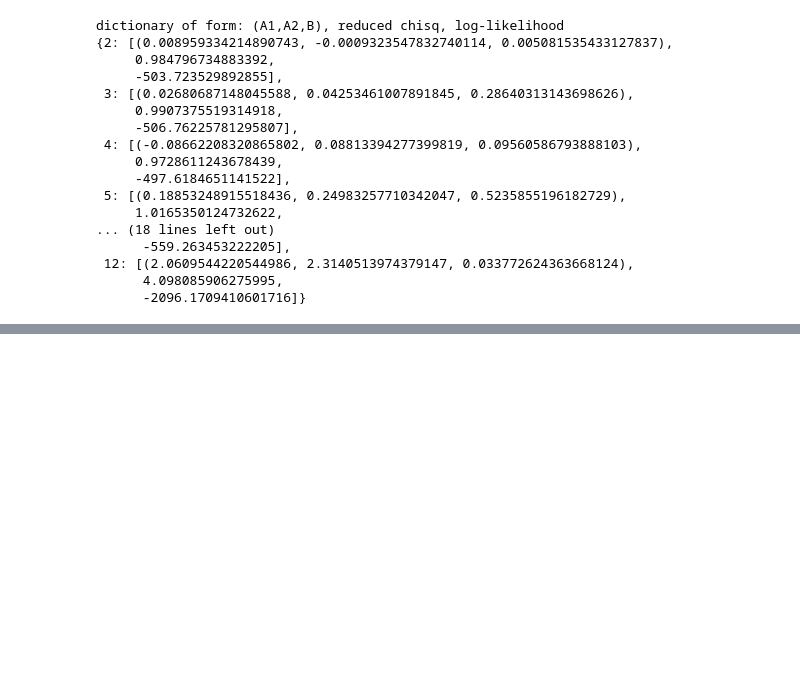
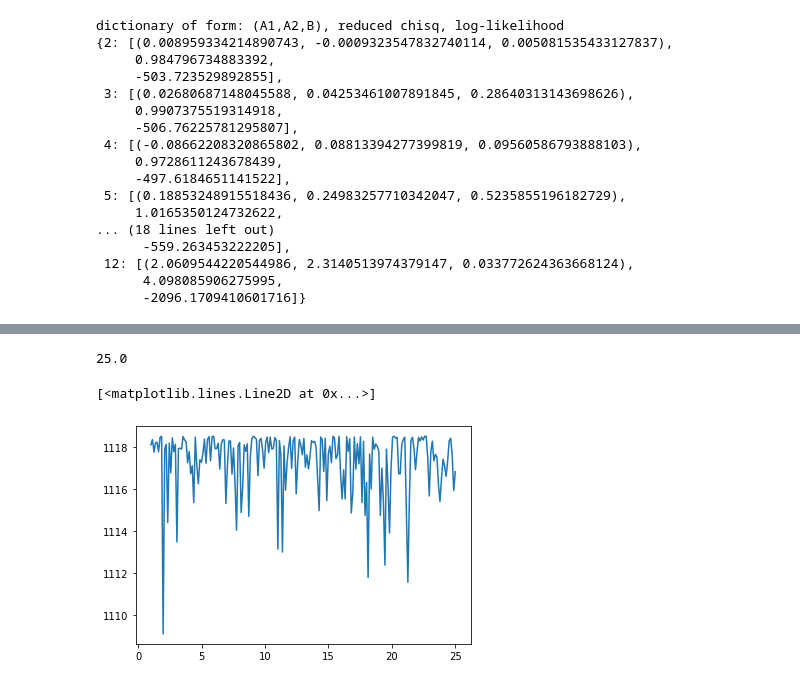
Before and after one commit to jabacousnac/Data-Science-for-Physics-Homework, a Jupyter notebook: pset02_Log_Likelihood_and_Nuisance.ipynb, the cells around one changed output, grey strips where cells are left out. Drawn from its saved outputs; the diff is of its cells as text; code cells hidden in the pictures; blank space fills up the shorter version.

```diff
--- a/pset02_Log_Likelihood_and_Nuisance.ipynb
+++ b/pset02_Log_Likelihood_and_Nuisance.ipynb
@@ -28,6 +28,10 @@ for i in range(2,13):
     ax.set_title('dataset #{}'.format(i))
 
     #minimize chi_sq. Remember chi_sq is -2*LL
+    #I know there are more efficient ways to do rather than having the function in the for loop, but I did that
+        #because minimize function takes in the model, and parameters as next argument. Not sure how to re-write
+        #with info and data.
+    T0 = 100
     def chi_sq(params):
         A1, A2, B = params[0], params[1], params[2]
         y_fit = [A1*np.cos(2*np.pi*X_data[i]/T0) + A2*np.sin(2*np.pi*X_data[i]/T0) + B\
@@ -87,3 +91,36 @@ dictionary of form: (A1,A2,B), reduced chisq, log-likelihood
       -2096.1709410601716]}
 # %% [markdown]
 ## Q2. Fit to sinusoidal function of type <font color='blue'>$ A_1 cos(2\pi t/T_0) + A_2 sin(2\pi t/T_0) + A_3 cos(2\pi t/T_1) + A_4 sin(2\pi t/T_1) + B$ </font>
+# %%
+#Fitting in this manner would not work well. So let's do brute force.
+#we profile out the nuisance by calculating likelihood at different values of T_1, where T_1 in [0,200]
+T_list = np.linspace(1,25,200)
+#try it on first dataset.
+X_data = df[:,0]
+Y_data_err = df[:,1]
+Y_data = df[:,11]
+
+c = []
+for T1 in T_list:
+    if T1%5 == 0:
+        print(T1)
+    #calc. chi_sq
+    def chi_sq(params):
+        A1, A2, B = 0.8646567313455039, -0.4572732376093302, 0.3724281382842254
+        A3, A4 = params[0], params[1]
+        y_fit = [A1*np.cos(2*np.pi*X_data[i]/T0) + A2*np.sin(2*np.pi*X_data[i]/T0) + B + \
+                 A3*np.cos(2*np.pi*X_data[i]/T1) + A4*np.cos(2*np.pi*X_data[i]/T1) \
+                 for i in range(len(X_data))]
+        func_list = [(Y_data[i]-y_fit[i])**2/Y_data_err[i]**2 for i in range(len(X_data))]
+        ans = np.sum(func_list)
+        return ans
+    LL_model = minimize(chi_sq, np.array([1,1]), method = 'SLSQP')
+    A3, A4 = LL_model.x[0], LL_model.x[1]
+    c.append(chi_sq([A3, A4]))
+
+fig, ax = plt.subplots()
+ax.plot(T_list, c)
+# %% [output]
+25.0
+[<matplotlib.lines.Line2D at 0x...>]
+[figure, added]
```
